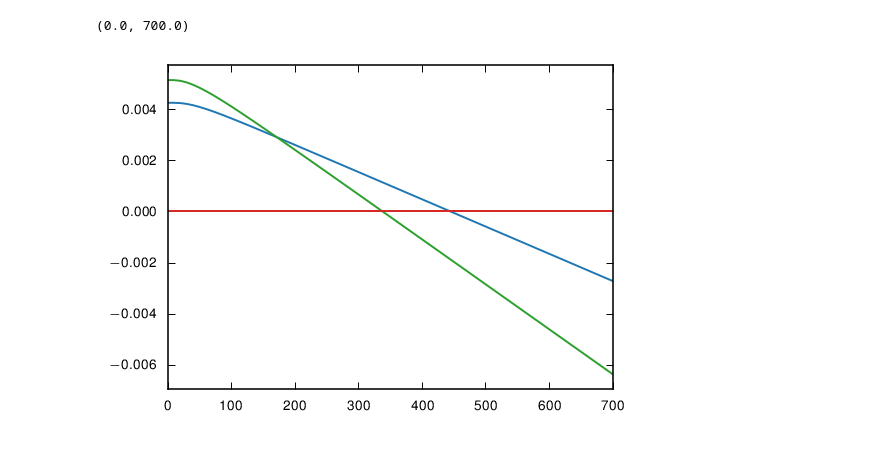
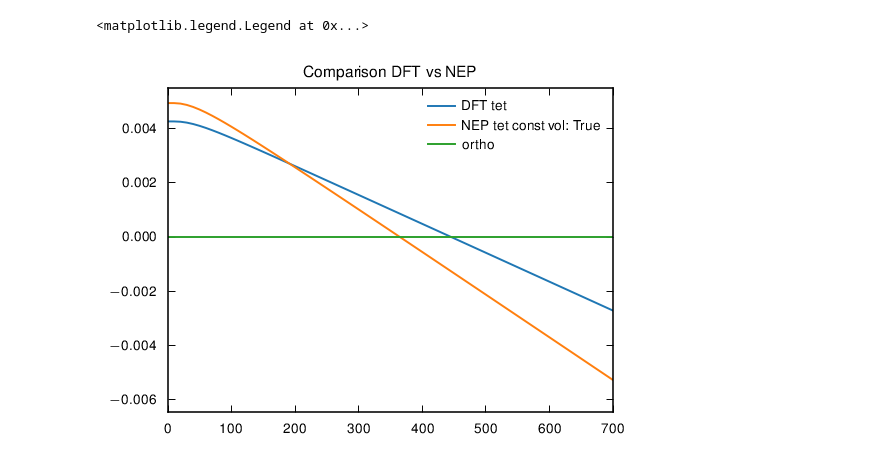
Before and after one commit to NU-CEM/2024_BaZrS3_Phase_Transitions, a Jupyter notebook: test_anharmonic.ipynb, the cells around one changed output. Saved outputs shown, nothing was run; the diff lists cells and outputs as text; code cells hidden in the pictures.

```diff
--- a/test_anharmonic.ipynb
+++ b/test_anharmonic.ipynb
@@ -28,7 +28,7 @@ warnings.filterwarnings("ignore", category=DeprecationWarning)
 data_dict = dict()
 sg_vals = [62, 140]
 EvTokJmol = 96.4853905398362
-cell = [True, False]
+cell = [False, True]
 for c_cell in cell:
     for sg in sg_vals:
         structure = read(f'BaZrS3-spg{sg}.xyz')
@@ -74,7 +74,7 @@ for c_cell in cell:
 
         # beautify the labels on the x-axis
         labels = path['explicit_kpoints_labels']
-        labels = ['$\Gamma$' if m == 'GAMMA' else m for m in labels]
+        labels = [r'$\UG{\Gamma}$' if m == 'GAMMA' else m for m in labels]
         labels = [m.replace('_', '$_') + '$' if '_' in m else m for m in labels]
         df_path = DataFrame(dict(labels=labels,
                          positions=path['explicit_kpoints_linearcoord']))
@@ -83,10 +83,14 @@ for c_cell in cell:
         ax.set_xticklabels(df_path.labels)
         for xp in df_path.positions:
             ax.axvline(xp, color='0.8')
+        ax.set_title(f'NEP phonons from SG:{sg}')
 
         plt.tight_layout()
 
+
     fig, ax = plt.subplots(figsize=(4.1, 3), dpi=140)
-    ax.plot(data_dict[140][0],data_dict[140][1]-data_dict[62][1])
-    ax.plot(data_dict[140][0],data_dict[62][1]-data_dict[62][1])
+    ax.plot(data_dict[140][0],data_dict[140][1]-data_dict[62][1], label = "tet")
+    ax.plot(data_dict[140][0],data_dict[62][1]-data_dict[62][1], label = "ortho")
+    ax.set_title(f'NEP phase transition with constant volume: {c_cell}')
+    ax.legend()
 # %% [output]
@@ -168,10 +168,11 @@ Spacegroup   140: E_0 0.00474 eV/atom
 # %%
 fig, ax = plt.subplots(figsize=(4.1, 3), dpi=140)
-ax.plot(data_dict_DFT[140][0],data_dict_DFT[140][1]-data_dict_DFT[62][1])
-ax.plot(data_dict_DFT[140][0],data_dict_DFT[62][1]-data_dict_DFT[62][1])
-ax.plot(data_dict[140][0],data_dict[140][1]-data_dict[62][1])
-ax.plot(data_dict[140][0],data_dict[62][1]-data_dict[62][1])
+ax.plot(data_dict_DFT[140][0],data_dict_DFT[140][1]-data_dict_DFT[62][1], label = 'DFT tet')
+ax.plot(data_dict[140][0],data_dict[140][1]-data_dict[62][1], label = f'NEP tet const vol: {c_cell}')
+ax.plot(data_dict[140][0],data_dict[62][1]-data_dict[62][1], label = 'ortho')
 ax.set_xlim([0,700])
+ax.set_title('Comparison DFT vs NEP')
+ax.legend()
 # %% [output]
-(0.0, 700.0)
+<matplotlib.legend.Legend at 0x...>
-[figure, old version]
+[figure, new version]
```
Also changed, not shown: parts of 3 cells of this notebook, 3 other files.
